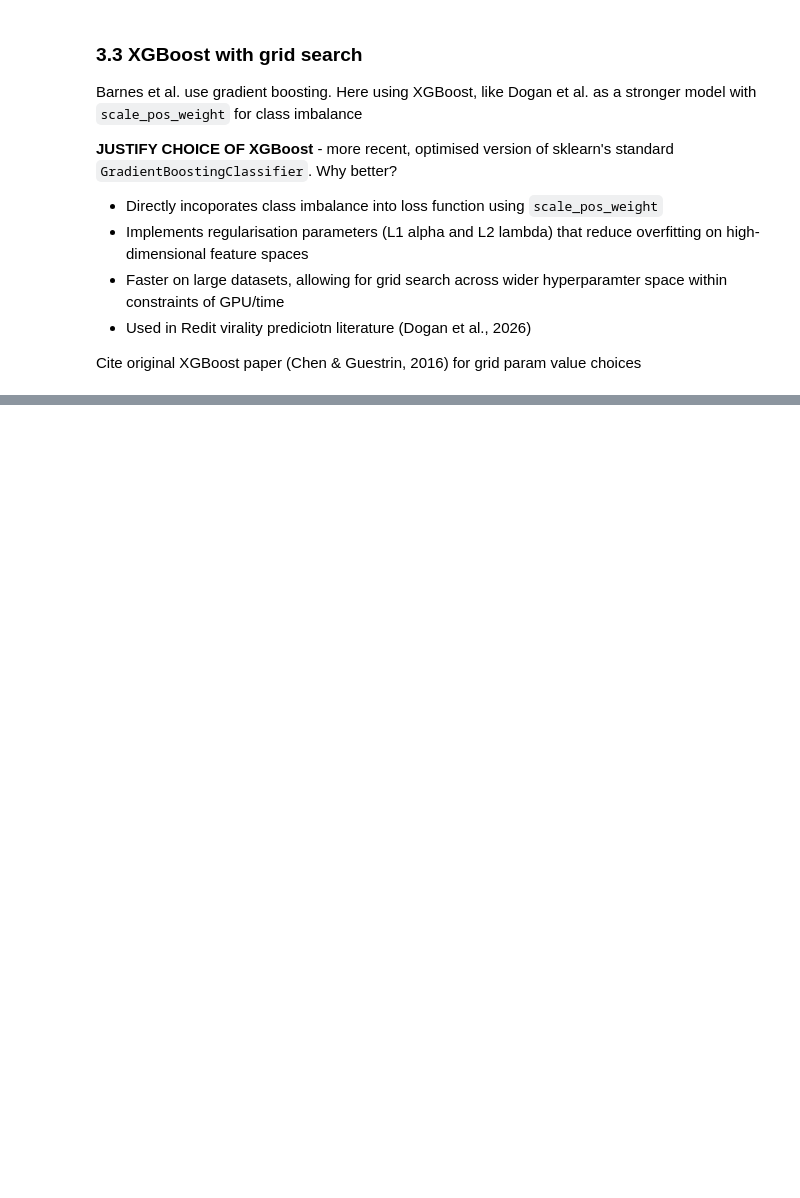
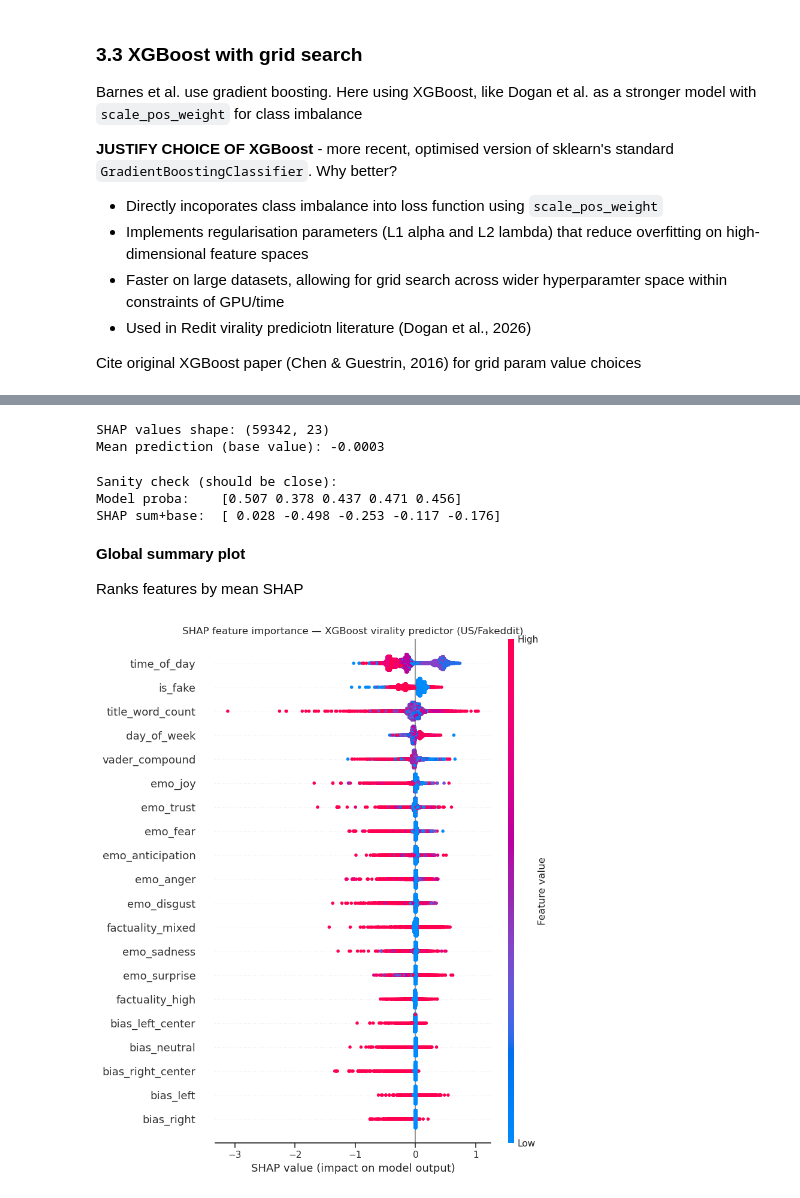
Before and after one commit to katechamberlain1/reddit-misinfo-virality, a Jupyter notebook: notebooks/05_virality_predictor.ipynb, the cells around one changed output, grey strips where cells are left out. Cells and saved outputs as stored; diff of their text form; code cells hidden in the pictures; blank space fills up the shorter version.

```diff
--- a/notebooks/05_virality_predictor.ipynb
+++ b/notebooks/05_virality_predictor.ipynb
@@ -507,7 +519,8 @@ def get_title_word_count(df, column):
 
     return df
 
-train_df = get_title_word_count(train_df, 'clean_title')
+for df in [train_df, val_df, test_df]:
+    df = get_title_word_count(df, 'clean_title')
 train_df.head()
 # %% [output]
 |  | author | clean_title | created_utc | domain | hasImage | id | image_url | linked_submission_id | ... |
@@ -1274,0 +1522,43 @@ Does alignment with specific UK political figures or controversial policies act
+# %%
+Path('../results/shap').mkdir(parents=True, exist_ok=True)
+
+explainer   = shap.TreeExplainer(xgb_best)
+shap_values = explainer.shap_values(X_val)
+
+print(f"SHAP values shape: {shap_values.shape}")
+print(f"Mean prediction (base value): {explainer.expected_value:.4f}")
+# %% [output]
+SHAP values shape: (59342, 23)
+Mean prediction (base value): -0.0003
+# %%
+import scipy.special
+
+# convert SHAP log-odds sum to probability
+shap_sum_logodds = shap_values[:5].sum(axis=1) + explainer.expected_value
+shap_sum_proba = scipy.special.expit(shap_sum_logodds)  # sigmoid transform
+
+print("Sanity check (should be close):")
+print(f"Model proba:    {xgb_best.predict_proba(X_val[:5])[:, 1].round(3)}")
+print(f"SHAP sum+base:  {shap_sum_proba.round(3)}")
+# %% [output]
+Sanity check (should be close):
+Model proba:    [0.507 0.378 0.437 0.471 0.456]
+SHAP sum+base:  [ 0.028 -0.498 -0.253 -0.117 -0.176]
+# %% [markdown]
+**Global summary plot**
+
+Ranks features by mean SHAP
+# %%
+plt.figure(figsize=(10, 8))
+shap.summary_plot(
+    shap_values, X_val,
+    feature_names=FEATURE_COLS,
+    show=False,
+    max_display=20,
+)
+plt.title('SHAP feature importance — XGBoost virality predictor (US/Fakeddit)')
+plt.tight_layout()
+plt.savefig('../results/shap/summary_plot.png', dpi=150, bbox_inches='tight')
+plt.show()
+# %% [output]
+[figure, added]
```
Also changed, not shown: parts of 48 cells of this notebook, 19 other files.
